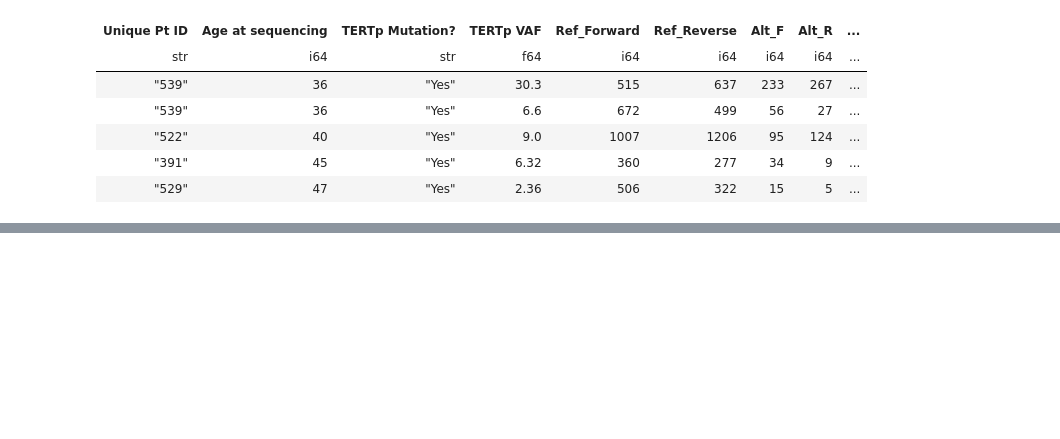
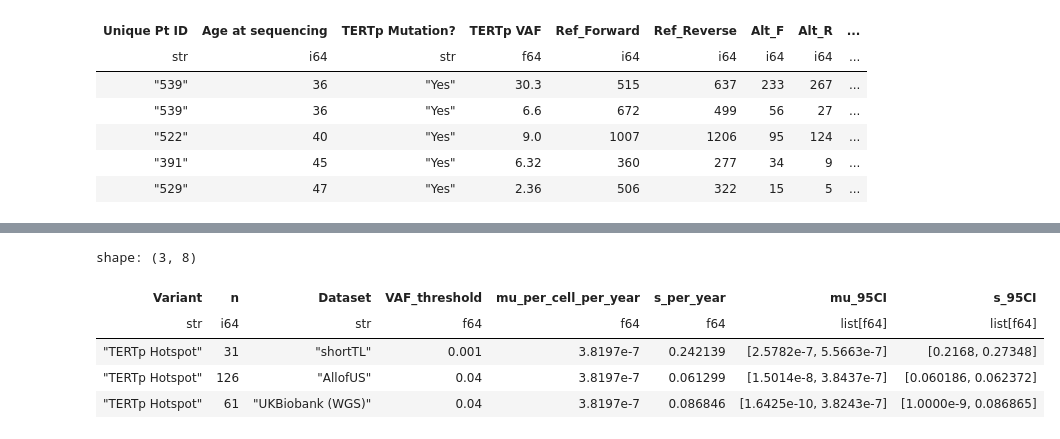
Before and after one commit to mccoy-lab/shortTL_hematopoiesis, a Jupyter notebook: analyses/3_vaf_modeling/notebooks/macgregor_model_TERTp.ipynb, the cells around one changed output, grey strips where cells are left out. Cells and saved outputs as stored; diff of their text form; code cells hidden in the pictures; blank space fills up the shorter version.

Commit message:
feat: updated workflow to incorporate biobank data in VAF estimates

```diff
--- a/analyses/3_vaf_modeling/notebooks/macgregor_model_TERTp.ipynb
+++ b/analyses/3_vaf_modeling/notebooks/macgregor_model_TERTp.ipynb
@@ -123,0 +135,4 @@ plt.savefig('../plots/TERTp_mu_s.png', dpi=300, bbox_inches='tight')
+# %%
+rs_AoU, ds_AoU, ts_AoU = aggregate_AoU_data(seed=24, age_rv=rv_age_AoU)
+%time opt_res_AoU = mle_inference(rs = rs_AoU, ds=ds_AoU, ts=ts_AoU, options={'disp': True})
+opt_res_AoU
@@ -123,0 +158,5 @@ plt.savefig('../plots/TERTp_mu_s.png', dpi=300, bbox_inches='tight')
+# %%
+(s_AoU_lower, s_AoU_upper) = confint_s(rs = rs_AoU, ds=ds_AoU, ts=ts_AoU, s_hat=opt_res_AoU.x[1], mu=opt_res_AoU.x[0])
+(mu_AoU_lower, mu_AoU_upper) = confint_mu(rs = rs_AoU, ds=ds_AoU, ts=ts_AoU, mu_hat=opt_res_AoU.x[0], s=opt_res_AoU.x[1])
+print(s_AoU_lower, s_AoU_upper)
+print(mu_AoU_lower, mu_AoU_upper)
@@ -123,0 +219,5 @@ plt.savefig('../plots/TERTp_mu_s.png', dpi=300, bbox_inches='tight')
+# %%
+(s_UKB_lower, s_UKB_upper) = confint_s(rs = rs_UKB, ds=ds_UKB, ts=ts_UKB, s_hat=opt_res_UKB.x[1], mu=opt_res_UKB.x[0])
+(mu_UKB_lower, mu_UKB_upper) = confint_mu(rs = rs_UKB, ds=ds_UKB, ts=ts_UKB, mu_hat=opt_res_UKB.x[0], s=opt_res_UKB.x[1])
+print(s_UKB_lower, s_UKB_upper)
+print(mu_UKB_lower, mu_UKB_upper)
@@ -123,0 +348,25 @@ plt.savefig('../plots/TERTp_mu_s.png', dpi=300, bbox_inches='tight')
+# %%
+tertp_df = pl.DataFrame({'Variant': ['TERTp Hotspot', 'TERTp Hotspot', 'TERTp Hotspot'],
+              'n': [np.sum(ds_total > 0), np.sum(ds_AoU > 0), np.sum(ds_UKB > 0)],
+              'Dataset': ['shortTL', 'AllofUS', 'UKBiobank (WGS)'],
+              'VAF_threshold': [0.001, 0.04, 0.04],
+             'mu_per_cell_per_year': [opt_res.x[0], opt_res_AoU.x[0], opt_res_UKB.x[0]],
+             's_per_year': [opt_res.x[1], opt_res_AoU.x[1], opt_res_UKB.x[1]],
+             'mu_95CI': [(mu_lower, mu_upper), (mu_AoU_lower,mu_AoU_upper), (mu_UKB_lower, mu_UKB_upper)],
+             's_95CI': [(s_lower, s_upper), (s_AoU_lower, s_AoU_upper), (s_UKB_lower, s_UKB_upper)]})
+
+total_df = pl.concat([macgregor_df.with_columns(pl.lit('UKBiobank (WES)').alias('Dataset')), tertp_df],
+                     how='diagonal', strict=False
+                    ).with_columns(pl.col("mu_95CI").cast(pl.List(pl.String)).list.join(';'),
+                                   pl.col("s_95CI").cast(pl.List(pl.String)).list.join(';') )
+# total_df.tail()
+total_df.write_csv('../plots/TERTp_constant_rate_mle.022426.csv')
+# %%
+tertp_df
+# %% [output]
+shape: (3, 8)
+| Variant | n | Dataset | VAF_threshold | mu_per_cell_per_year | s_per_year | mu_95CI | s_95CI |
+| str | i64 | str | f64 | f64 | f64 | list[f64] | list[f64] |
+| "TERTp Hotspot" | 31 | "shortTL" | 0.001 | 3.8197e-7 | 0.242139 | [2.5782e-7, 5.5663e-7] | [0.2168, 0.27348] |
+| "TERTp Hotspot" | 126 | "AllofUS" | 0.04 | 3.8197e-7 | 0.061299 | [1.5014e-8, 3.8437e-7] | [0.060186, 0.062372] |
+| "TERTp Hotspot" | 61 | "UKBiobank (WGS)" | 0.04 | 3.8197e-7 | 0.086846 | [1.6425e-10, 3.8243e-7] | [1.0000e-9, 0.086865] |
```
Also changed, not shown: parts of 18 cells of this notebook, 9 other files.
